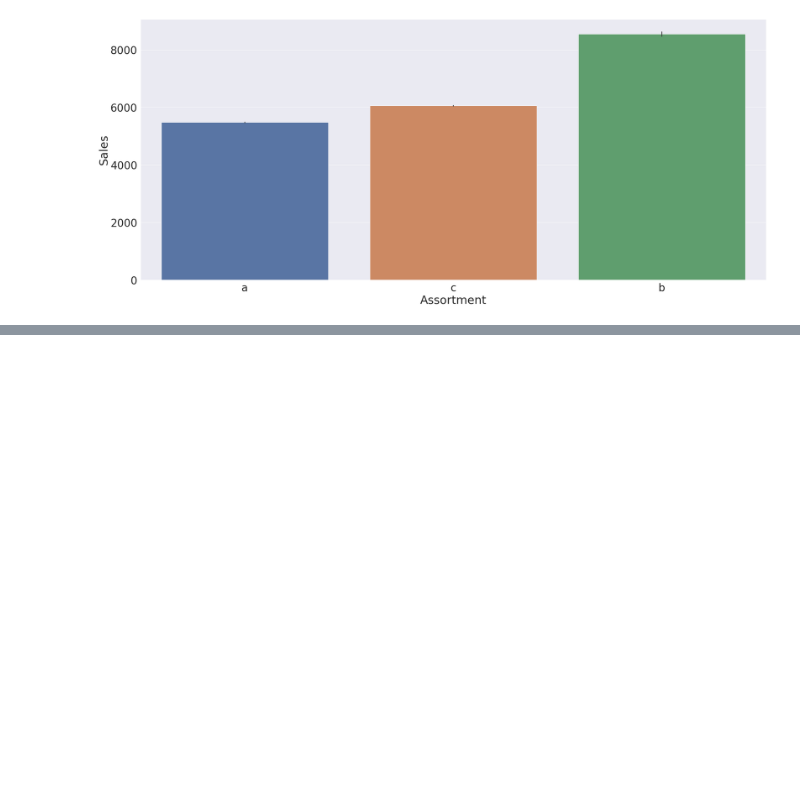
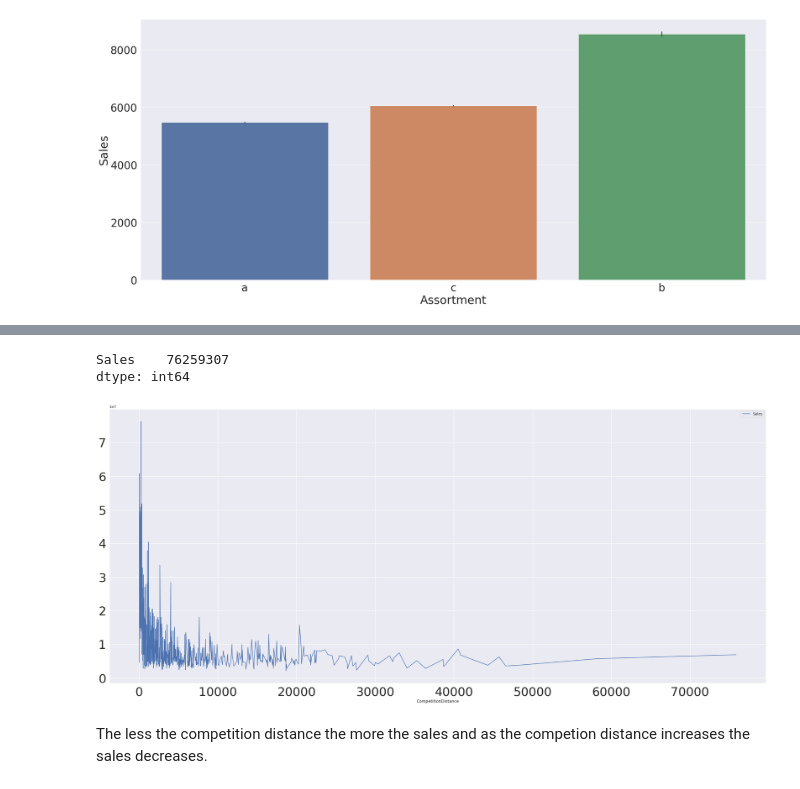
Before and after one commit to yonamg/Pharmaceutical-Sales-Prediction, a Jupyter notebook: notebook/Pharmacy_Sales_EDA.ipynb, the cells around one changed output, grey strips where cells are left out. Cells and saved outputs as stored; diff of their text form; code cells hidden in the pictures; blank space fills up the shorter version.

Commit message:
perform distance compition

```diff
--- a/notebook/Pharmacy_Sales_EDA.ipynb
+++ b/notebook/Pharmacy_Sales_EDA.ipynb
@@ -515,0 +528,16 @@ sns.barplot(x="Assortment", y="Sales", data=assort_data)
+# %%
+distance_data = train_store[['CompetitionDistance','Sales']]
+distance_data = distance_data.groupby(['CompetitionDistance']).agg({"Sales":"sum"})
+distance_data.max()
+# %% [output]
+Sales    76259307
+dtype: int64
+# %%
+sns.set(font_scale=1)
+
+distance_data.plot(figsize=(35,15), fontsize=36)
+plt.show()
+# %% [output]
+[figure, added]
+# %% [markdown]
+The less the competition distance the more the sales and as the competion distance increases the sales decreases.
```
Also changed, not shown: parts of 2 cells of this notebook.
